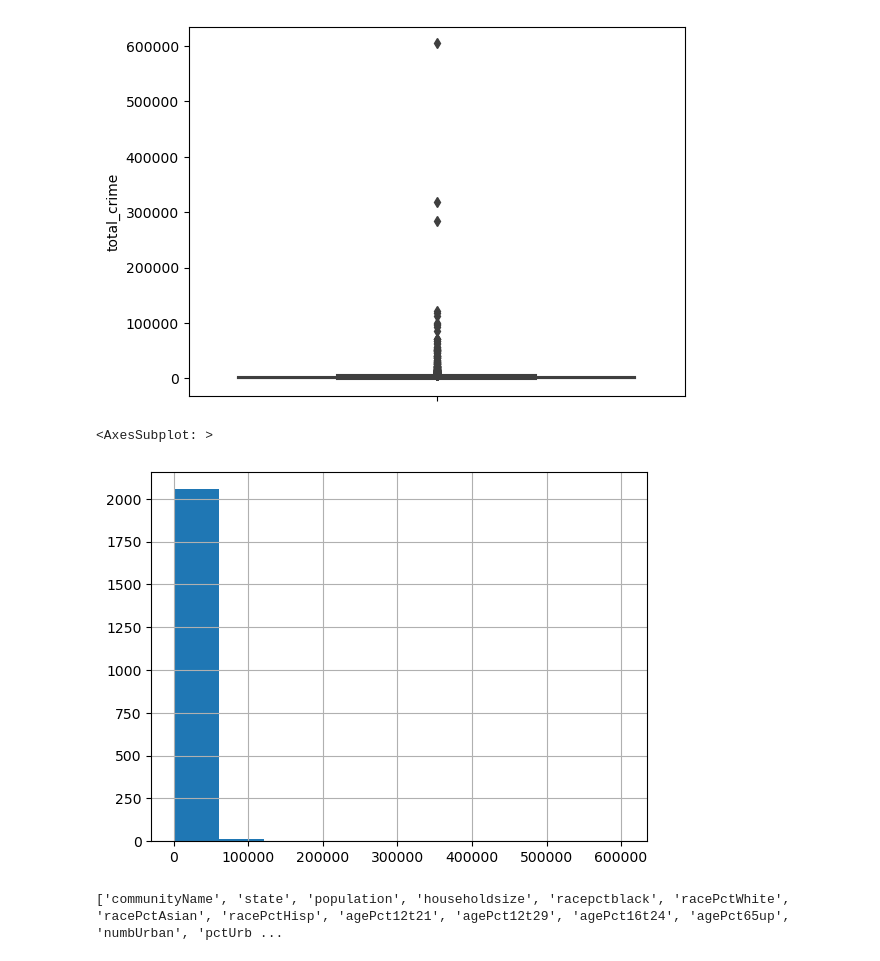
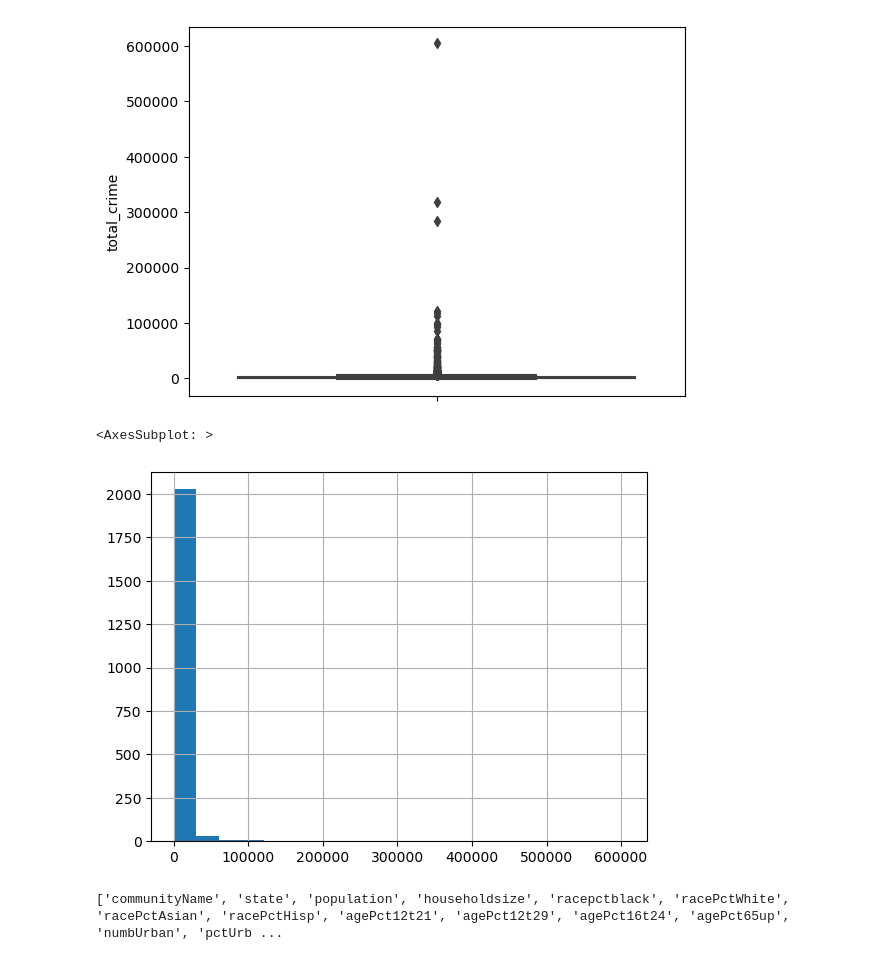
Before and after one commit to Fatimajavid/PredictingCrimesintheUS, a Jupyter notebook: Project.ipynb, the cells around one changed output. Cells and saved outputs as stored; diff of their text form; code cells hidden in the pictures.

```diff
--- a/Project.ipynb
+++ b/Project.ipynb
@@ -124,5 +93,6 @@ dtype: int64
 # %%
-# Fill in NaN with -999
-df[cols_with_nulls] = df[cols_with_nulls].fillna(-999)
+# Fill in Na values with -999
+cols_with_nulls_2 = df.columns[df.isna().any()].tolist()
+df[cols_with_nulls_2] = df[cols_with_nulls_2].fillna(-999)
 # %%
 # Check number of nulls
@@ -165,7 +118,7 @@ sns.boxplot(data=df, y='total_crime')
 df = df[df['total_crime'] > 0]
 # %%
 # Check distribution of data using histogram
-df.total_crime.hist(bins=10)
+df.total_crime.hist(bins=20)
 # %% [output]
 <AxesSubplot: >
-[figure, old version]
+[figure, new version]
```
Also changed, not shown: parts of 18 cells of this notebook.
